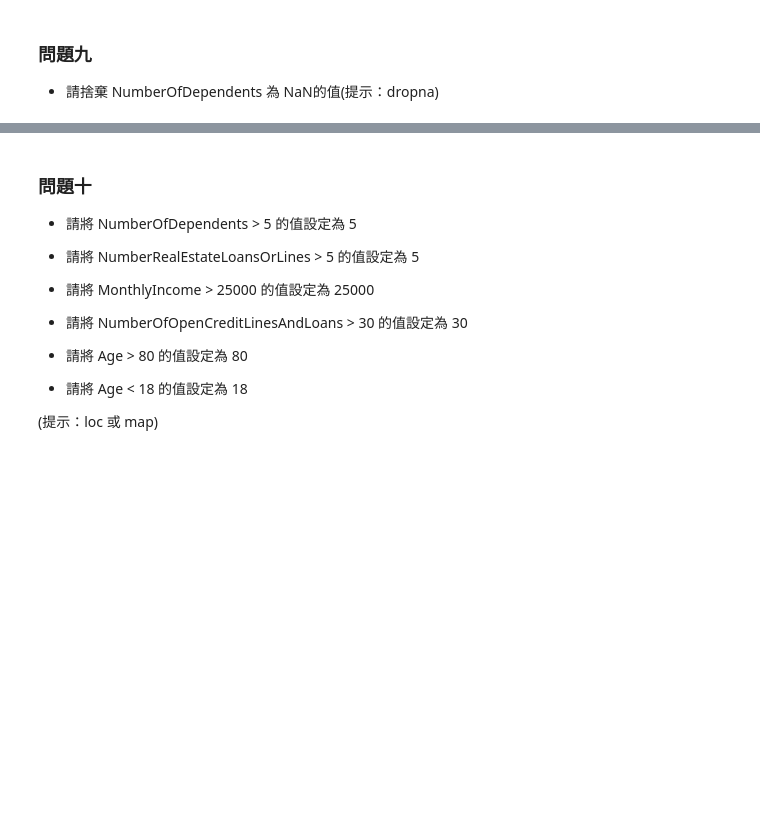
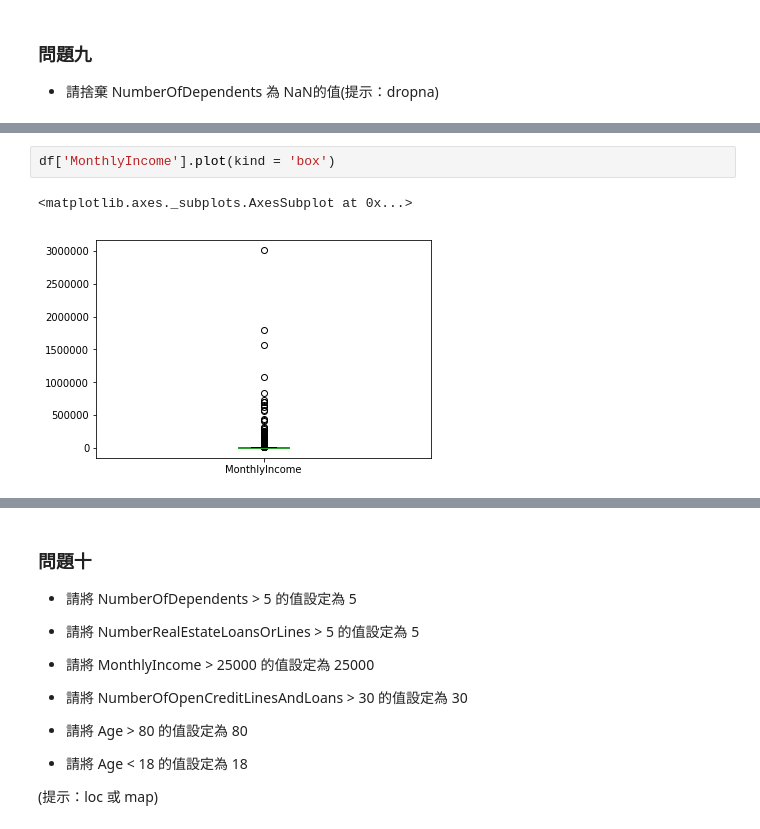
Before and after one commit to ywchiu/ctbcpy, a Jupyter notebook: Homework - 20190425.ipynb, the cells around one changed output, grey strips where cells are left out. Saved outputs shown, nothing was run; the diff lists cells and outputs as text; blank space fills up the shorter version.

```diff
--- a/Homework - 20190425.ipynb
+++ b/Homework - 20190425.ipynb
@@ -36,0 +140,5 @@
+# %%
+df['MonthlyIncome'].plot(kind = 'box')
+# %% [output]
+<matplotlib.axes._subplots.AxesSubplot at 0x...>
+[figure, added]
```
Also changed, not shown: parts of 21 cells of this notebook.
